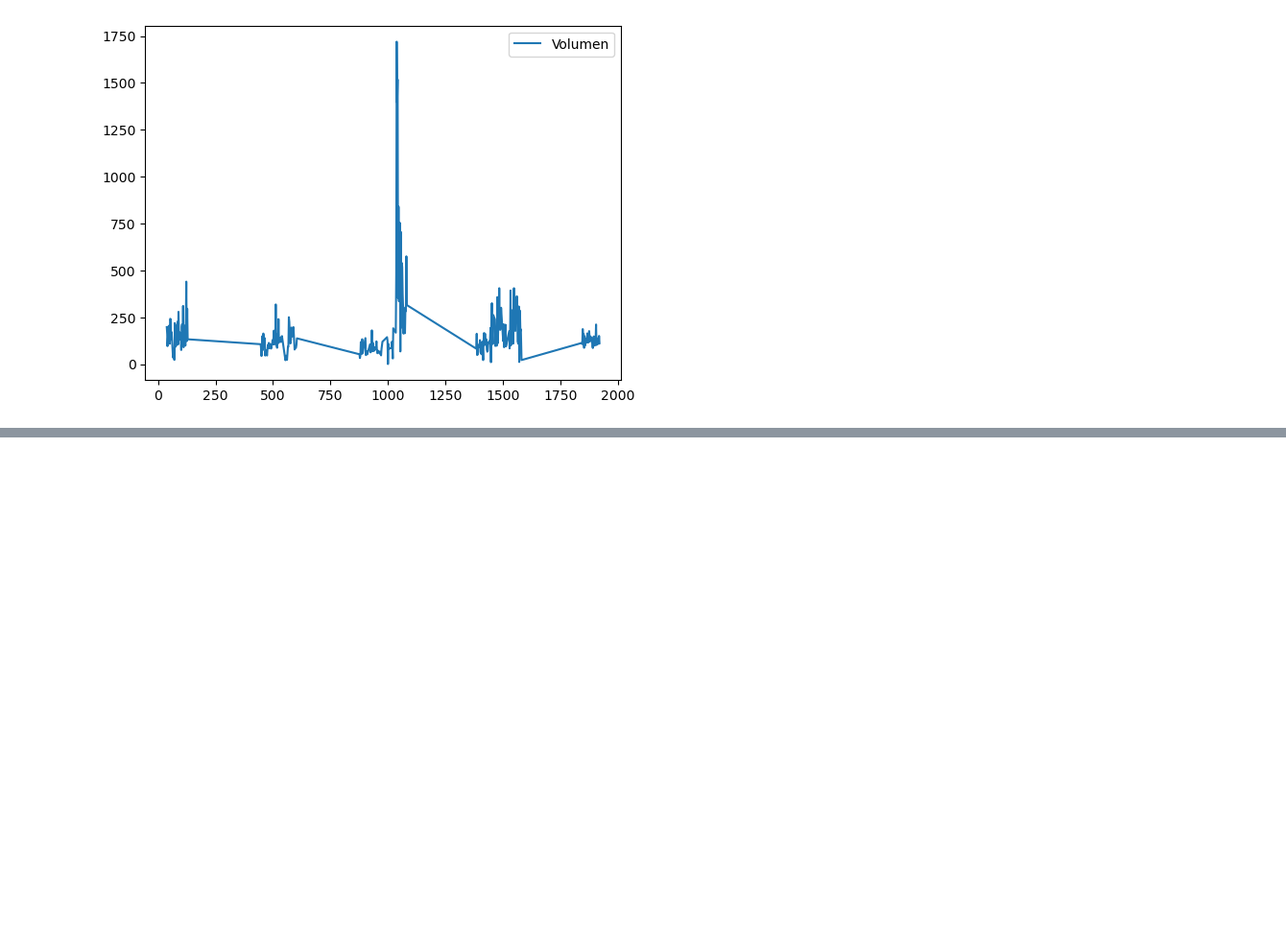
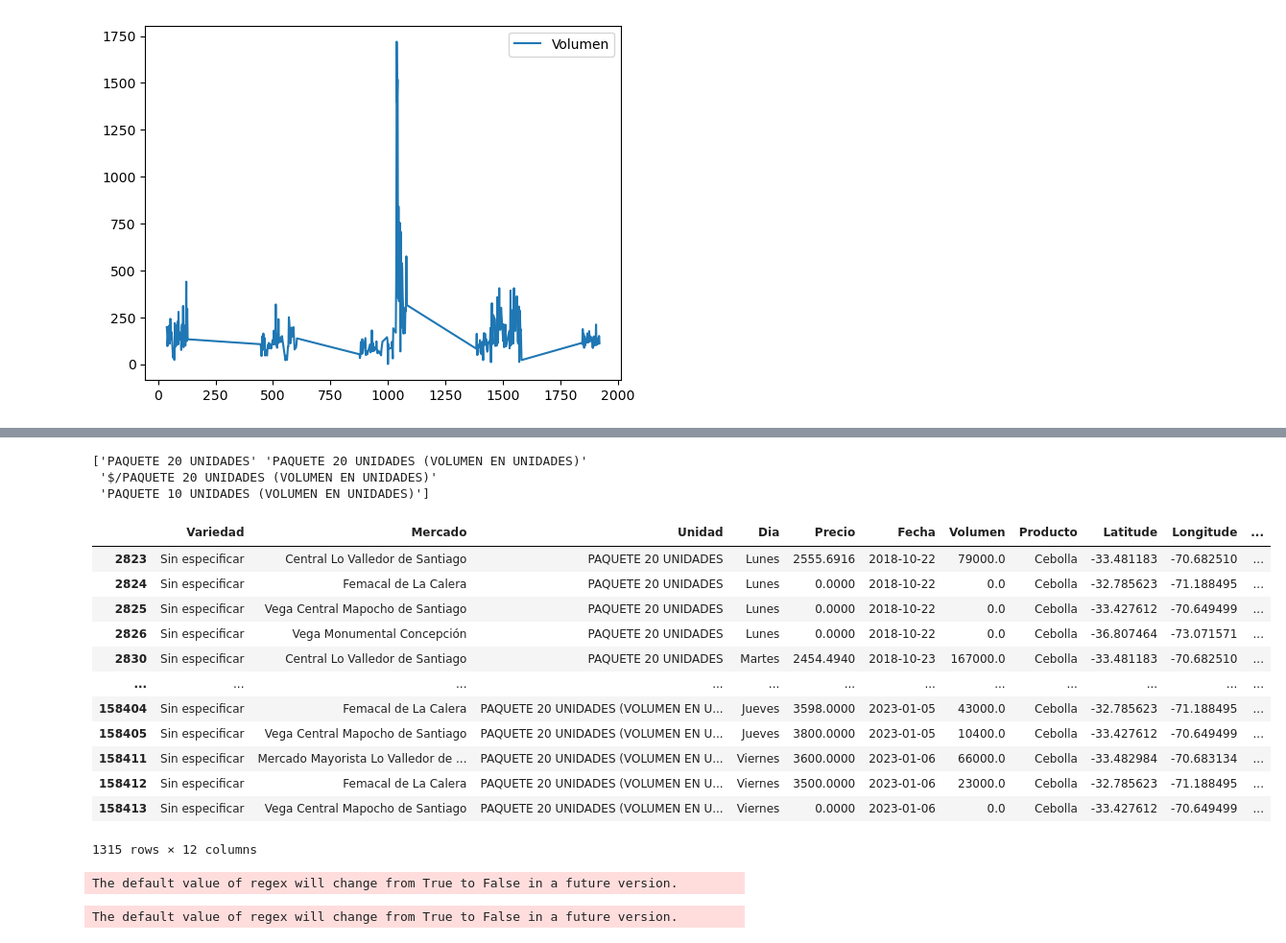
Before and after one commit to sebastiantare/fruitAndVegAnalysis, a Jupyter notebook: RefineData.ipynb, the cells around one changed output, grey strips where cells are left out. Shown at 96% size. Saved outputs shown, nothing was run; the diff lists cells and outputs as text; code cells hidden in the pictures; blank space fills up the shorter version.

```diff
--- a/RefineData.ipynb
+++ b/RefineData.ipynb
@@ -353,0 +356,4 @@ df.to_csv('./exported_data_2018-09-24_to_2023-07-14_V1.3.csv')
+# %%
+df = pd.read_csv('./exported_data_2018-09-24_to_2023-07-14_V1.3.csv', index_col=0)
+df['Fecha'] = pd.to_datetime(df['Fecha'])
+df.head()
@@ -353,0 +399,31 @@ df.to_csv('./exported_data_2018-09-24_to_2023-07-14_V1.3.csv')
+# %%
+# Check consisistencies
+columns_to_check = df[df['Unidad'].str.contains('PAQUETE') == True]
+print(columns_to_check['Unidad'].unique())
+columns_to_check
+# %% [output]
+['PAQUETE 20 UNIDADES' 'PAQUETE 20 UNIDADES (VOLUMEN EN UNIDADES)'
+ '$/PAQUETE 20 UNIDADES (VOLUMEN EN UNIDADES)'
+ 'PAQUETE 10 UNIDADES (VOLUMEN EN UNIDADES)']
+|  | Variedad | Mercado | Unidad | Dia | Precio | Fecha | Volumen | Producto | Latitude | Longitude | ... |
+| 2823 | Sin especificar | Central Lo Valledor de Santiago | PAQUETE 20 UNIDADES | Lunes | 2555.6916 | 2018-10-22 | 79000.0 | Cebolla | -33.481183 | -70.682510 | ... |
+| 2824 | Sin especificar | Femacal de La Calera | PAQUETE 20 UNIDADES | Lunes | 0.0000 | 2018-10-22 | 0.0 | Cebolla | -32.785623 | -71.188495 | ... |
+| 2825 | Sin especificar | Vega Central Mapocho de Santiago | PAQUETE 20 UNIDADES | Lunes | 0.0000 | 2018-10-22 | 0.0 | Cebolla | -33.427612 | -70.649499 | ... |
+| 2826 | Sin especificar | Vega Monumental Concepción | PAQUETE 20 UNIDADES | Lunes | 0.0000 | 2018-10-22 | 0.0 | Cebolla | -36.807464 | -73.071571 | ... |
+| 2830 | Sin especificar | Central Lo Valledor de Santiago | PAQUETE 20 UNIDADES | Martes | 2454.4940 | 2018-10-23 | 167000.0 | Cebolla | -33.481183 | -70.682510 | ... |
+| ... | ... | ... | ... | ... | ... | ... | ... | ... | ... | ... | ... |
+| 158404 | Sin especificar | Femacal de La Calera | PAQUETE 20 UNIDADES (VOLUMEN EN U... | Jueves | 3598.0000 | 2023-01-05 | 43000.0 | Cebolla | -32.785623 | -71.188495 | ... |
+| 158405 | Sin especificar | Vega Central Mapocho de Santiago | PAQUETE 20 UNIDADES (VOLUMEN EN U... | Jueves | 3800.0000 | 2023-01-05 | 10400.0 | Cebolla | -33.427612 | -70.649499 | ... |
+| 158411 | Sin especificar | Mercado Mayorista Lo Valledor de ... | PAQUETE 20 UNIDADES (VOLUMEN EN U... | Viernes | 3600.0000 | 2023-01-06 | 66000.0 | Cebolla | -33.482984 | -70.683134 | ... |
+| 158412 | Sin especificar | Femacal de La Calera | PAQUETE 20 UNIDADES (VOLUMEN EN U... | Viernes | 3500.0000 | 2023-01-06 | 23000.0 | Cebolla | -32.785623 | -71.188495 | ... |
+| 158413 | Sin especificar | Vega Central Mapocho de Santiago | PAQUETE 20 UNIDADES (VOLUMEN EN U... | Viernes | 0.0000 | 2023-01-06 | 0.0 | Cebolla | -33.427612 | -70.649499 | ... |
+1315 rows × 12 columns
+# %%
+# Change invalid nameK
+df['Unidad'] = df['Unidad'].str.replace(r'\$/PAQUETE 20 UNIDADES', 'PAQUETE 20 UNIDADES', case=False)
+# %% [output]
+The default value of regex will change from True to False in a future version.
+# %%
+df['Unidad'] = df['Unidad'].str.replace(r'\$/PAQUETE 20 UNIDADES', 'PAQUETE 20 UNIDADES', case=False).str.replace(r'\s+\(VOLUMEN EN UNIDADES\)', '', regex=True)
+# %% [output]
+The default value of regex will change from True to False in a future version.
```
Also changed, not shown: parts of 7 cells of this notebook, 2 other files.
